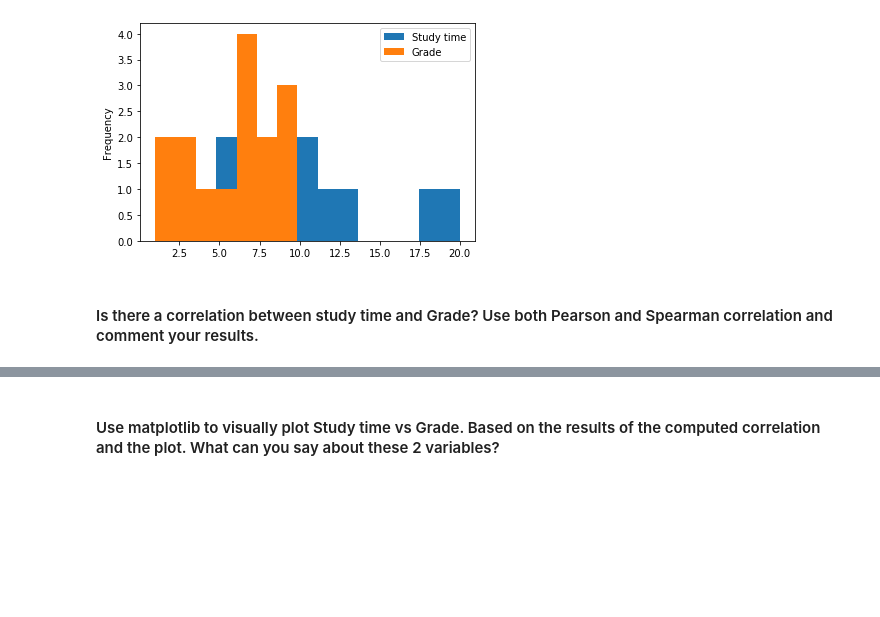
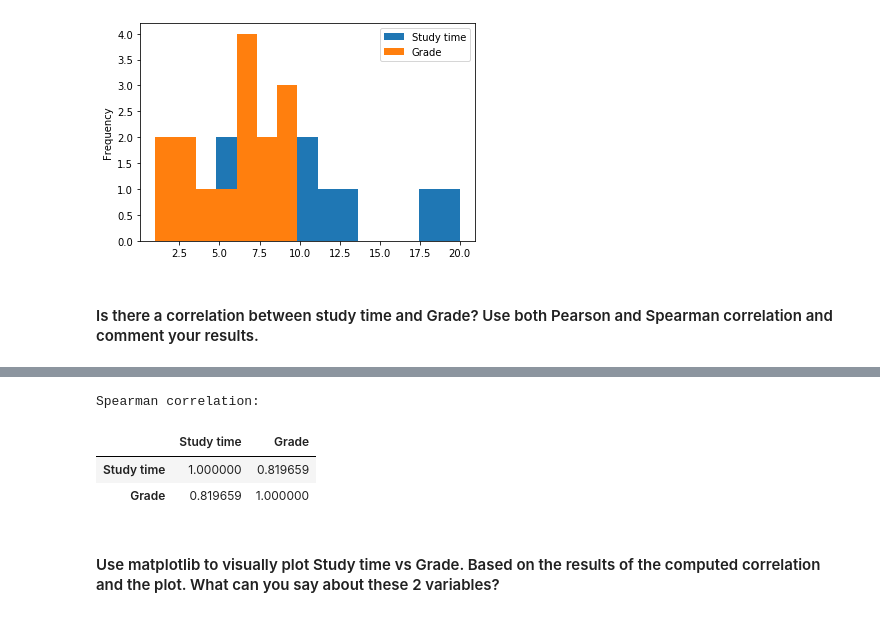
Before and after one commit to ta-data-lis/lab-pivot-table-and-correlation, a Jupyter notebook: your_code/main.ipynb, the cells around one changed output, grey strips where cells are left out. Drawn from its saved outputs; the diff is of its cells as text; code cells hidden in the pictures; blank space fills up the shorter version.

```diff
--- a/your_code/main.ipynb
+++ b/your_code/main.ipynb
@@ -471,0 +485,8 @@ time_grades.plot.hist(bins=15)
+# %%
+print('Spearman correlation:')
+study_grade.corr(method='spearman') #is based on the ranked values for each variable rather than the raw data
+# %% [output]
+Spearman correlation:
+|  | Study time | Grade |
+| Study time | 1.000000 | 0.819659 |
+| Grade | 0.819659 | 1.000000 |
```
Also changed, not shown: parts of 9 cells of this notebook.
